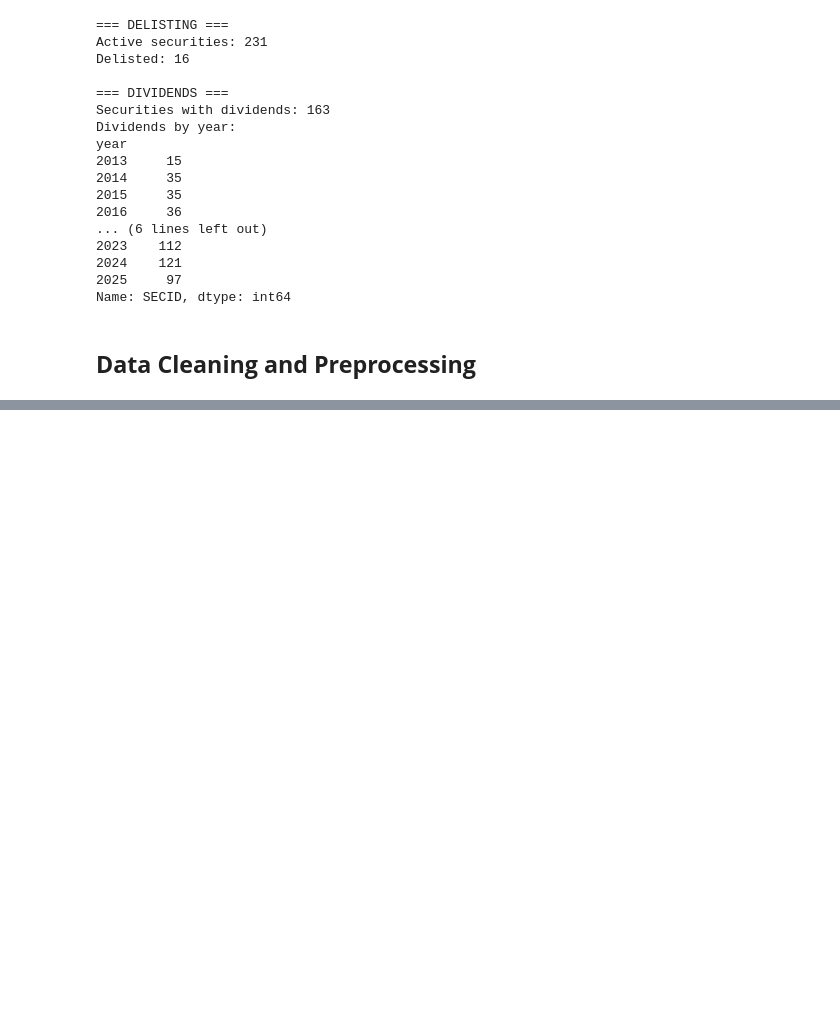
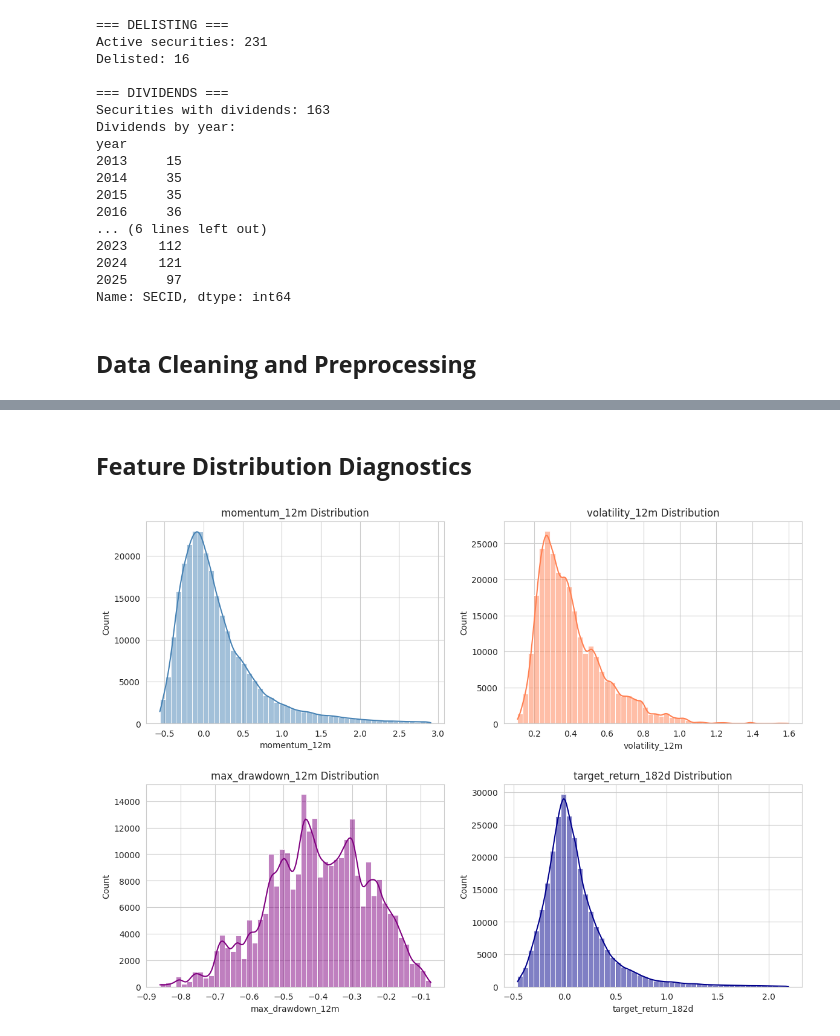
Before and after one commit to Aleliya/BiznesDengi, a Jupyter notebook: data_prep_and_eda/moex-eda.ipynb, the cells around one changed output, grey strips where cells are left out. Drawn from its saved outputs; the diff is of its cells as text; code cells hidden in the pictures; blank space fills up the shorter version.

```diff
--- a/data_prep_and_eda/moex-eda.ipynb
+++ b/data_prep_and_eda/moex-eda.ipynb
@@ -590,0 +739,41 @@ KeyError: "['target_return'] not in index"
+# %% [markdown]
+## **Feature Distribution Diagnostics**
+# %%
+fig, axes = plt.subplots(2, 2, figsize=(14, 10))
+
+ax = axes[0, 0]
+data = final_df["momentum_12m"].dropna()
+data_clipped = data[(data > data.quantile(0.01)) & (data < data.quantile(0.99))]
+sns.histplot(data=data_clipped, bins=50, kde=True, ax=ax, color="steelblue")
+ax.set_title("momentum_12m Distribution")
+
+ax = axes[0, 1]
+sns.histplot(
+    data=final_df["volatility_12m"].dropna(), bins=50, kde=True, ax=ax, color="coral"
+)
+ax.set_title("volatility_12m Distribution")
+
+ax = axes[1, 0]
+sns.histplot(
+    data=final_df["max_drawdown_12m"].dropna(), bins=50, kde=True, ax=ax, color="purple"
+)
+ax.set_title("max_drawdown_12m Distribution")
+
+ax = axes[1, 1]
+target_col = (
+    "target_return_182d"
+    if "target_return_182d" in final_df.columns
+    else "target_return"
+)
+target_series = final_df[target_col]
+target_clipped = target_series[
+    (target_series > target_series.quantile(0.01))
+    & (target_series < target_series.quantile(0.99))
+]
+sns.histplot(data=target_clipped, bins=50, kde=True, ax=ax, color="darkblue")
+ax.set_title(f"{target_col} Distribution")
+
+fig.subplots_adjust(hspace=0.3)
+plt.show()
+# %% [output]
+[figure, added]
```
Also changed, not shown: parts of 74 cells of this notebook, 10 other files.
